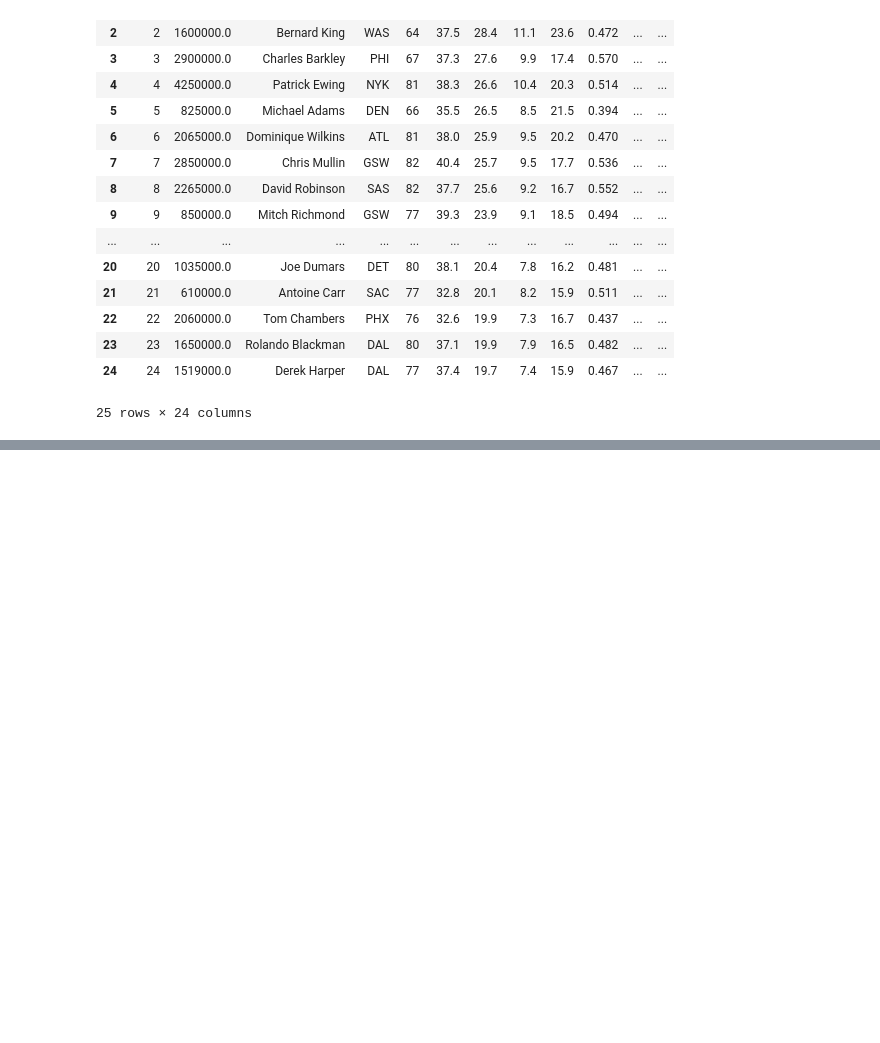
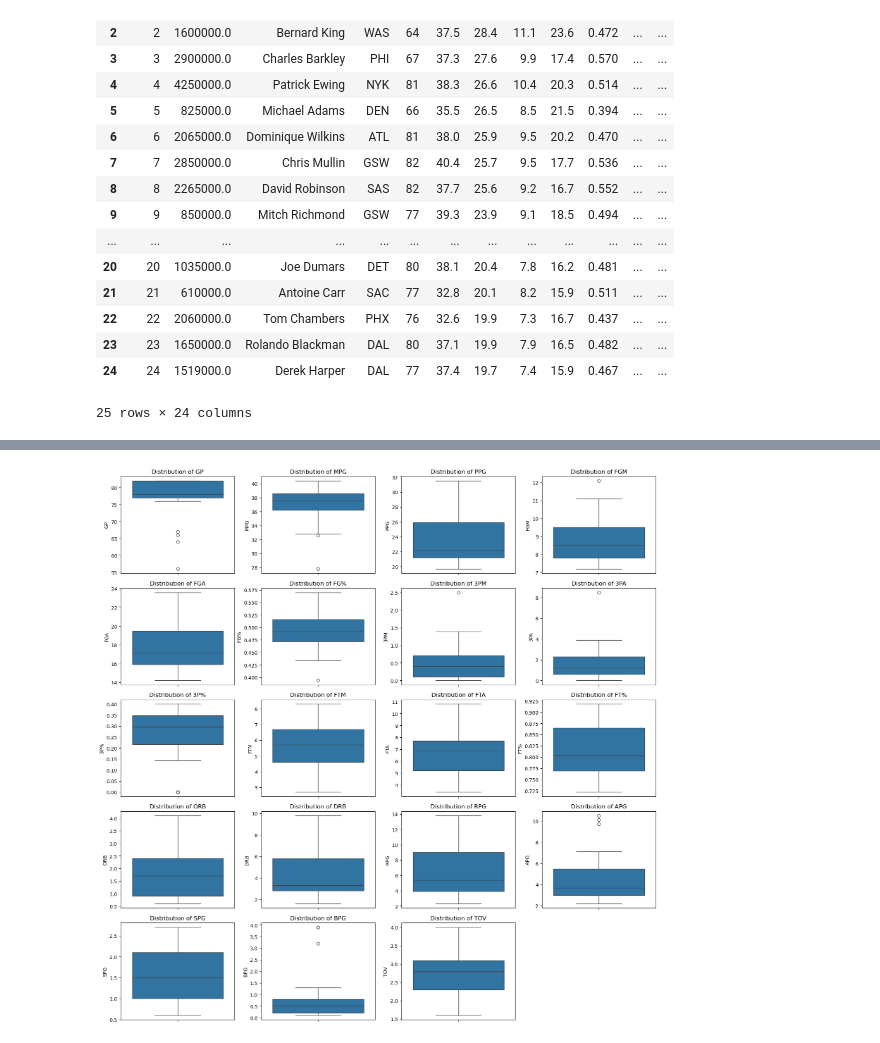
Before and after one commit to MaukanMir/1990-1991-Season-Analysis, a Jupyter notebook: nba.ipynb, the cells around one changed output, grey strips where cells are left out. Saved outputs shown, nothing was run; the diff lists cells and outputs as text; code cells hidden in the pictures; blank space fills up the shorter version.

```diff
--- a/nba.ipynb
+++ b/nba.ipynb
@@ -267,0 +272,4 @@ top_25_scorers
+# %%
+check_distributions(top_25_scorers, interested_columns, "boxenplot")
+# %% [output]
+[figure, added]
```
Also changed, not shown: parts of 1 cell of this notebook.
